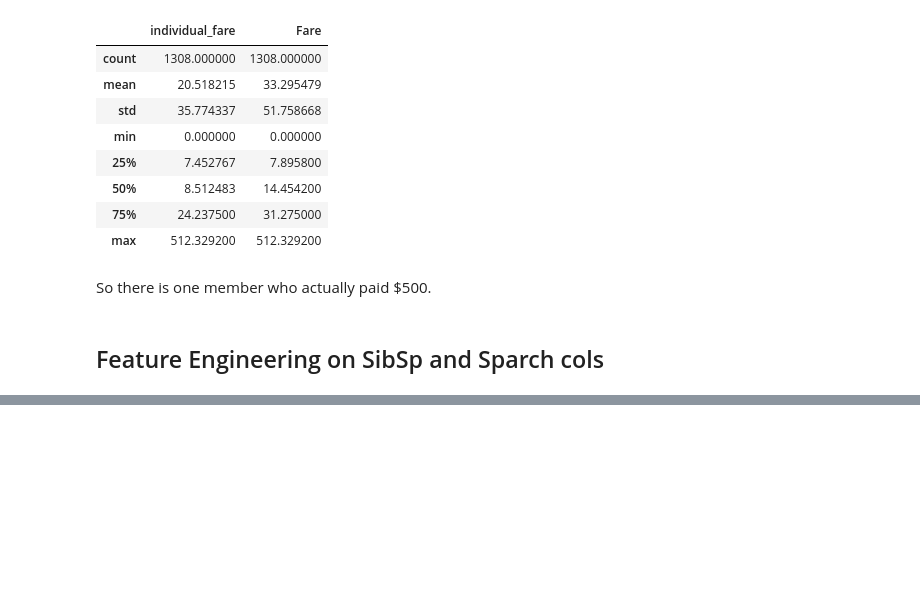
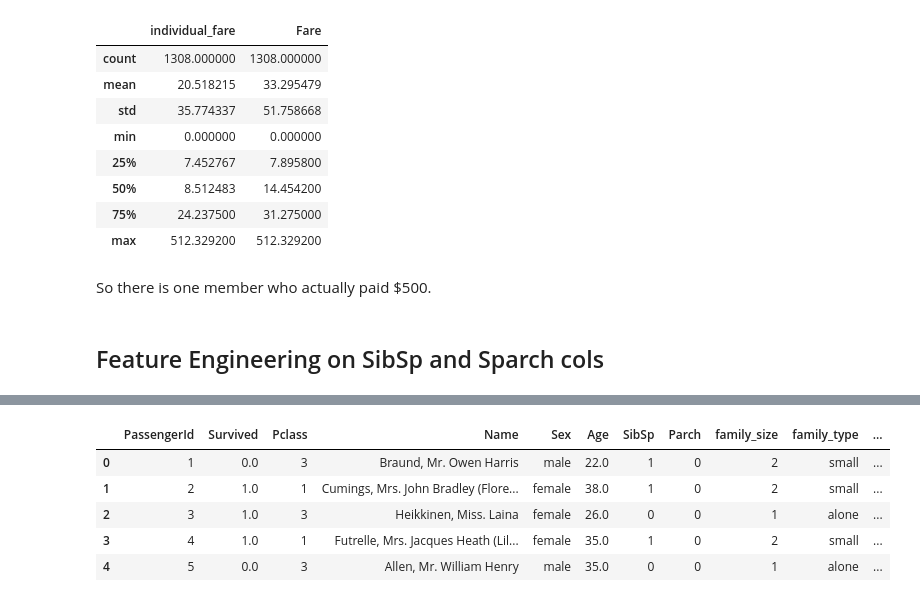
Before and after one commit to Muhammad-Waleed-Source/Exploratory-Data-Analysis, a Jupyter notebook: EDA.ipynb, the cells around one changed output, grey strips where cells are left out. Cells and saved outputs as stored; diff of their text form; code cells hidden in the pictures; blank space fills up the shorter version.

Commit message:
SibSp and Parch cols are feature engineered

```diff
--- a/EDA.ipynb
+++ b/EDA.ipynb
@@ -761,0 +770,13 @@ df.head()
+# %%
+def transform_family_size(num):
+
+  if num == 1:
+    return 'alone'
+  elif num > 1 and num < 5:
+    return 'small'
+  else:
+    return 'large'
+# %%
+family_type = df['family_size'].apply(transform_family_size)
+
+family_type
@@ -761,0 +798,11 @@ df.head()
+# %%
+df.insert(9, 'family_type', family_type)
+# %%
+df.head()
+# %% [output]
+|  | PassengerId | Survived | Pclass | Name | Sex | Age | SibSp | Parch | family_size | family_type | ... |
+| 0 | 1 | 0.0 | 3 | Braund, Mr. Owen Harris | male | 22.0 | 1 | 0 | 2 | small | ... |
+| 1 | 2 | 1.0 | 1 | Cumings, Mrs. John Bradley (Flore... | female | 38.0 | 1 | 0 | 2 | small | ... |
+| 2 | 3 | 1.0 | 3 | Heikkinen, Miss. Laina | female | 26.0 | 0 | 0 | 1 | alone | ... |
+| 3 | 4 | 1.0 | 1 | Futrelle, Mrs. Jacques Heath (Lil... | female | 35.0 | 1 | 0 | 2 | small | ... |
+| 4 | 5 | 0.0 | 3 | Allen, Mr. William Henry | male | 35.0 | 0 | 0 | 1 | alone | ... |
```
Also changed, not shown: parts of 2 cells of this notebook.
